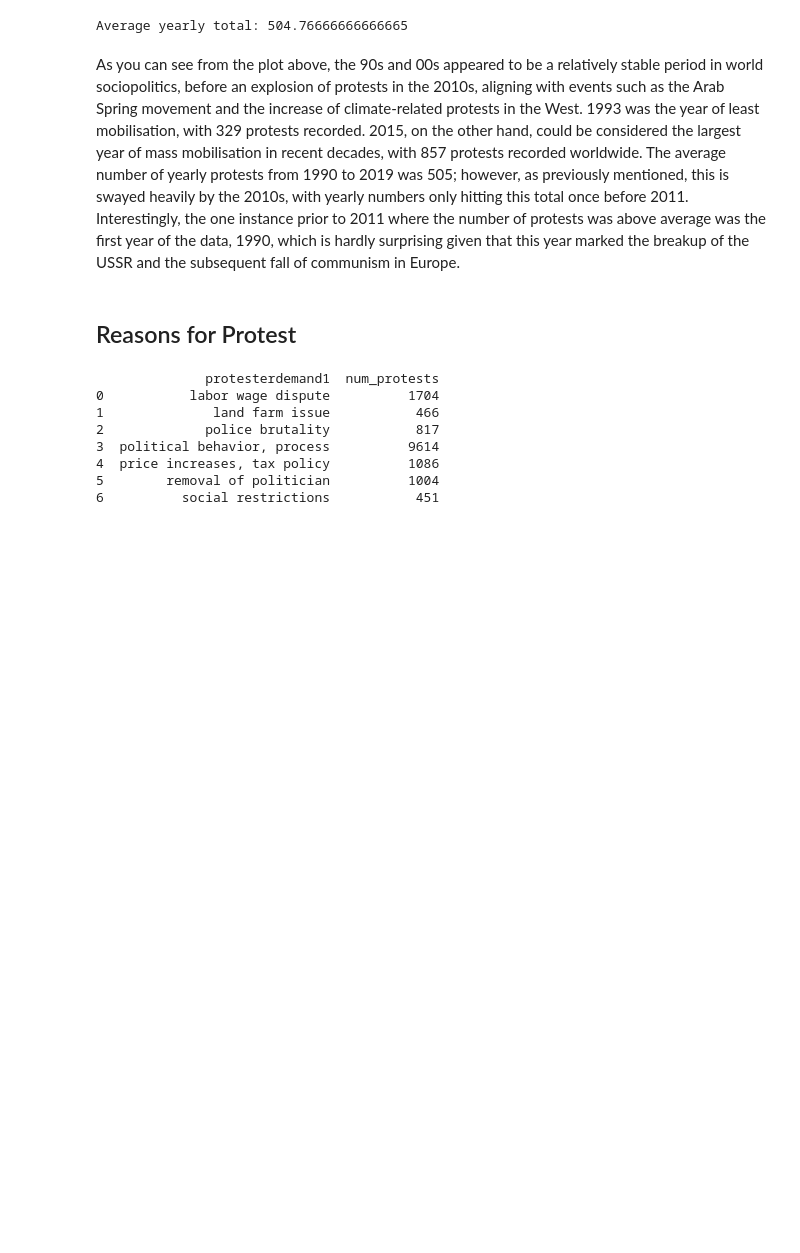
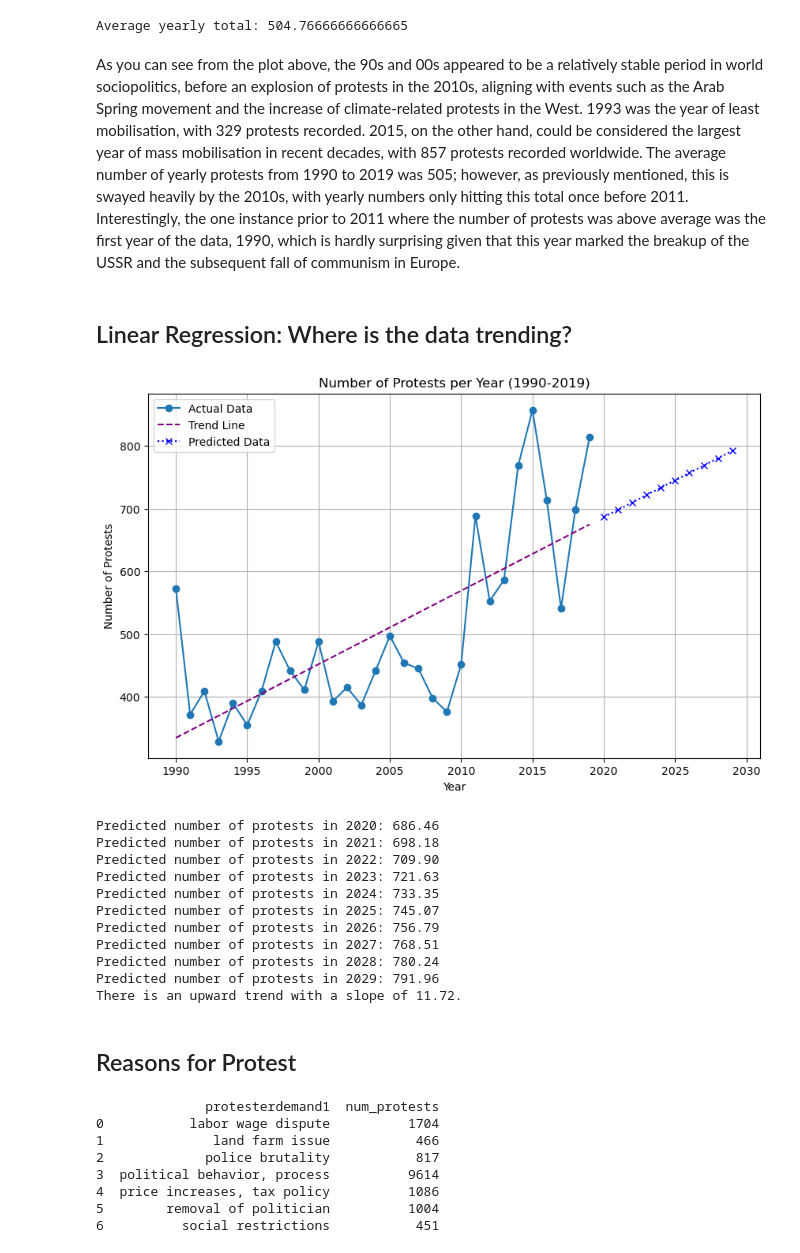
Before and after one commit to MylesHenehan/pfda, a Jupyter notebook: project/project.ipynb, the cells around one changed output. Cells and saved outputs as stored; diff of their text form; code cells hidden in the pictures; blank space fills up the shorter version.

```diff
--- a/project/project.ipynb
+++ b/project/project.ipynb
@@ -97,6 +97,60 @@ print(f'Average yearly total: {avgyearlyprotests}')
 Average yearly total: 504.76666666666665
 # %% [markdown]
 As you can see from the plot above, the 90s and 00s appeared to be a relatively stable period in world sociopolitics, before an explosion of protests in the 2010s, aligning with events such as the Arab Spring movement and the increase of climate-related protests in the West. 1993 was the year of least mobilisation, with 329 protests recorded. 2015, on the other hand, could be considered the largest year of mass mobilisation in recent decades, with 857 protests recorded worldwide. The average number of yearly protests from 1990 to 2019 was 505; however, as previously mentioned, this is swayed heavily by the 2010s, with yearly numbers only hitting this total once before 2011. Interestingly, the one instance prior to 2011 where the number of protests was above average was the first year of the data, 1990, which is hardly surprising given that this year marked the breakup of the USSR and the subsequent fall of communism in Europe.
+# %% [markdown]
+## Linear Regression: Where is the data trending?
+# %%
+from sklearn.linear_model import LinearRegression
+
+# Prepare data for linear regression
+X = protests_per_year['year'].values.reshape(-1, 1)  # Predictor (Year)
+y = protests_per_year['num_protests'].values  # Response (Number of Protests)
+
+# Initialize and fit the linear regression model
+model = LinearRegression()
+model.fit(X, y)
+
+# Get the slope for trend analysis
+slope = model.coef_[0]
+
+# Predict for the next 10 years
+future_years = np.arange(2020, 2030).reshape(-1, 1)
+future_protests = model.predict(future_years)
+
+# Combine predictions with actual data
+plt.figure(figsize=(10, 6))
+plt.plot(protests_per_year['year'], protests_per_year['num_protests'], marker='o', label='Actual Data')
+plt.plot(protests_per_year['year'], model.predict(X), color='purple', linestyle='--', label='Trend Line')
+plt.plot(future_years, future_protests, marker='x', linestyle=':', color='blue', label='Predicted Data')
+plt.title('Number of Protests per Year (1990-2019)')
+plt.xlabel('Year')
+plt.ylabel('Number of Protests')
+plt.grid()
+plt.legend()
+plt.show()
+
+# Print predictions
+for year, pred in zip(future_years.flatten(), future_protests):
+    print(f"Predicted number of protests in {year}: {pred:.2f}")
+
+# Display the trend
+if slope > 0:
+    print(f"There is an upward trend with a slope of {slope:.2f}.")
+else:
+    print(f"There is no upward trend (slope = {slope:.2f}).")
+# %% [output]
+[figure, added]
+Predicted number of protests in 2020: 686.46
+Predicted number of protests in 2021: 698.18
+Predicted number of protests in 2022: 709.90
+Predicted number of protests in 2023: 721.63
+Predicted number of protests in 2024: 733.35
+Predicted number of protests in 2025: 745.07
+Predicted number of protests in 2026: 756.79
+Predicted number of protests in 2027: 768.51
+Predicted number of protests in 2028: 780.24
+Predicted number of protests in 2029: 791.96
+There is an upward trend with a slope of 11.72.
 # %% [markdown]
 ## Reasons for Protest
 # %%
```
Also changed, not shown: parts of 22 cells of this notebook.
